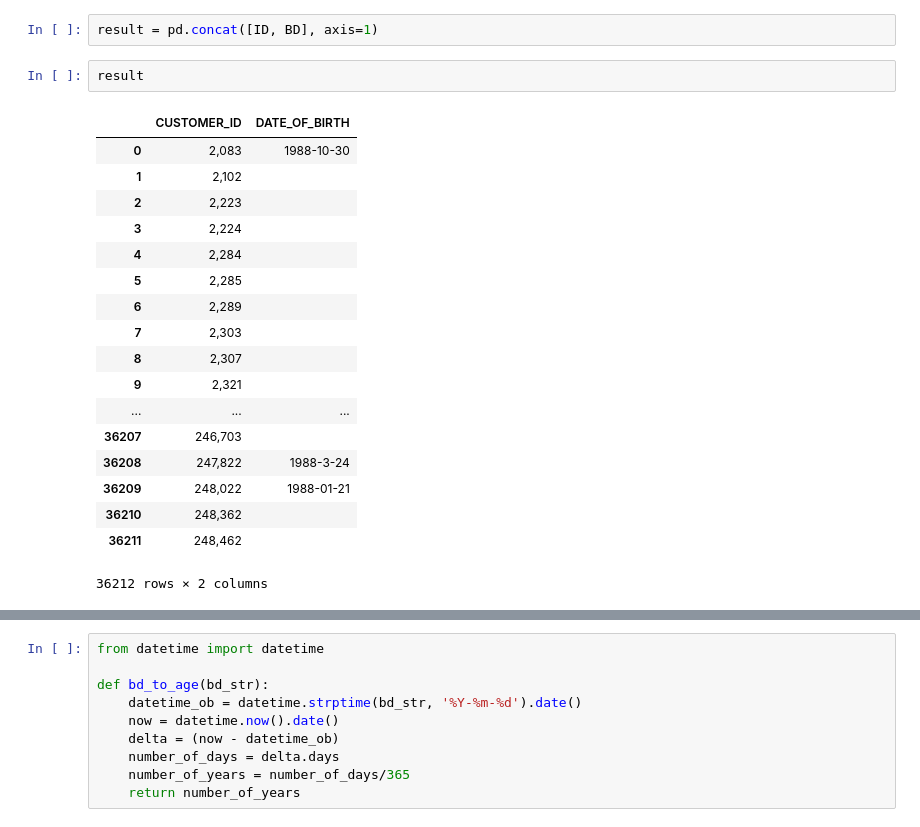
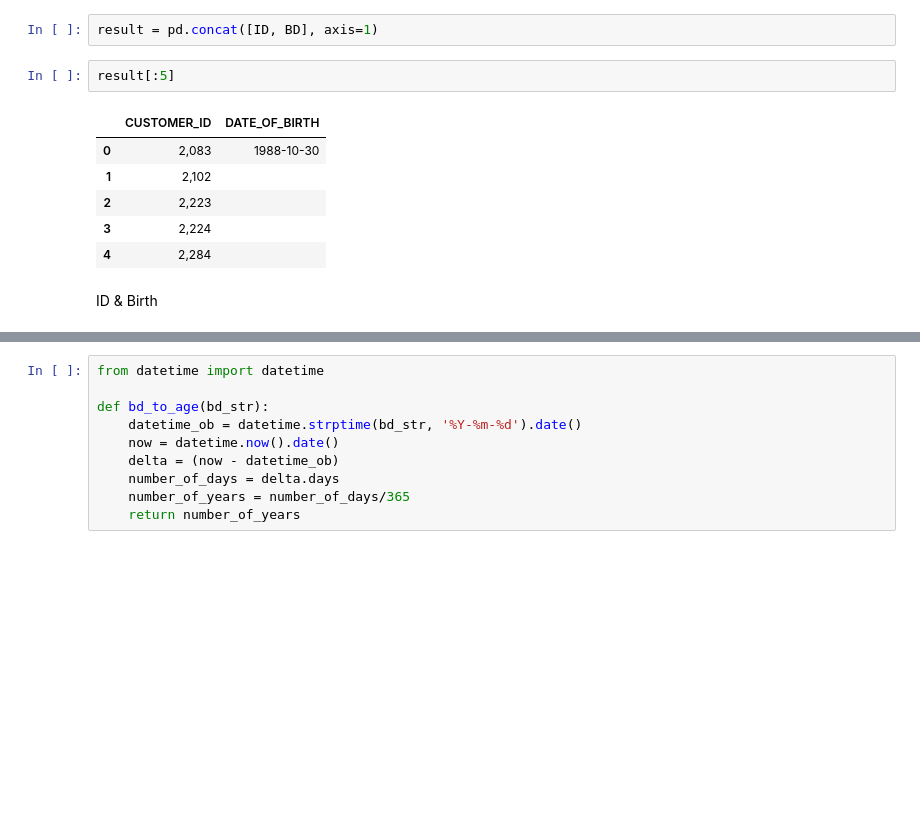
Before and after one commit to Kanbc/recommender-systems, a Jupyter notebook: cleaning/User.ipynb, the cells around one changed output, grey strips where cells are left out. Drawn from its saved outputs; the diff is of its cells as text; blank space fills up the shorter version.

```diff
--- a/cleaning/User.ipynb
+++ b/cleaning/User.ipynb
@@ -119,24 +61,14 @@ Name: DATE_OF_BIRTH, Length: 36212, dtype: object
 # %%
 result = pd.concat([ID, BD], axis=1)
 # %%
-result
+result[:5]
 # %% [output]
 |  | CUSTOMER_ID | DATE_OF_BIRTH |
 | 0 | 2,083 | 1988-10-30 |
 | 1 | 2,102 |  |
 | 2 | 2,223 |  |
 | 3 | 2,224 |  |
 | 4 | 2,284 |  |
-| 5 | 2,285 |  |
-| 6 | 2,289 |  |
-| 7 | 2,303 |  |
-| 8 | 2,307 |  |
-| 9 | 2,321 |  |
-| ... | ... | ... |
-| 36207 | 246,703 |  |
-| 36208 | 247,822 | 1988-3-24 |
-| 36209 | 248,022 | 1988-01-21 |
-| 36210 | 248,362 |  |
-| 36211 | 248,462 |  |
-36212 rows × 2 columns
+# %% [markdown]
+  ID & Birth
 # %%
```
Also changed, not shown: parts of 29 cells of this notebook, 1 other file.
